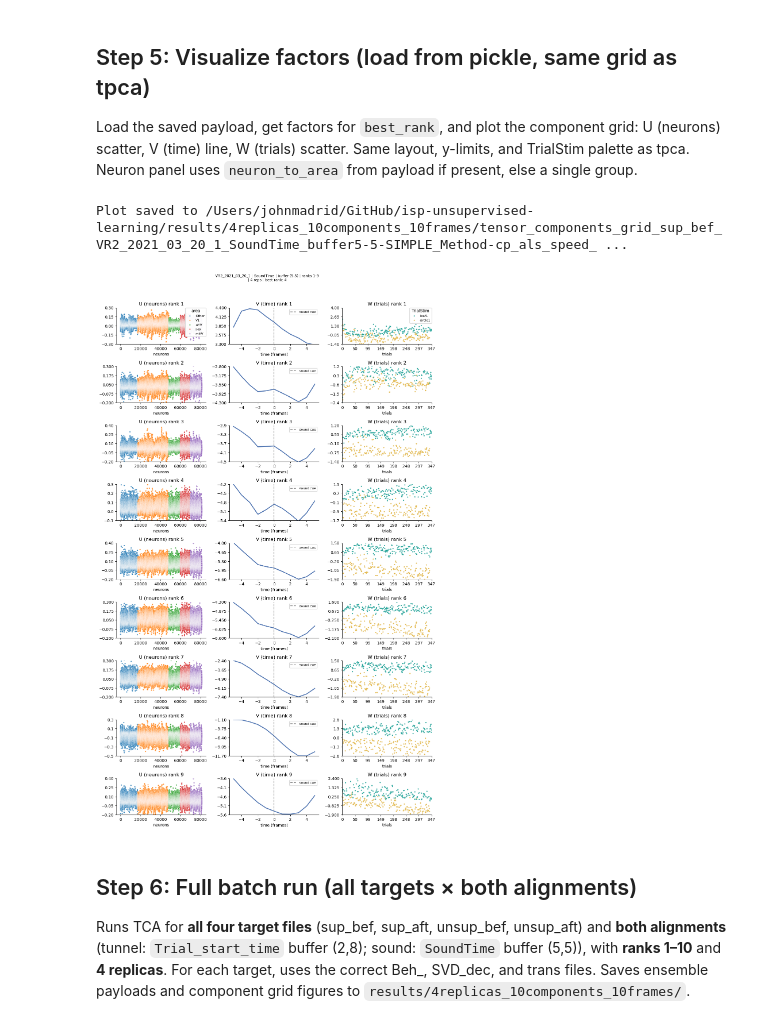
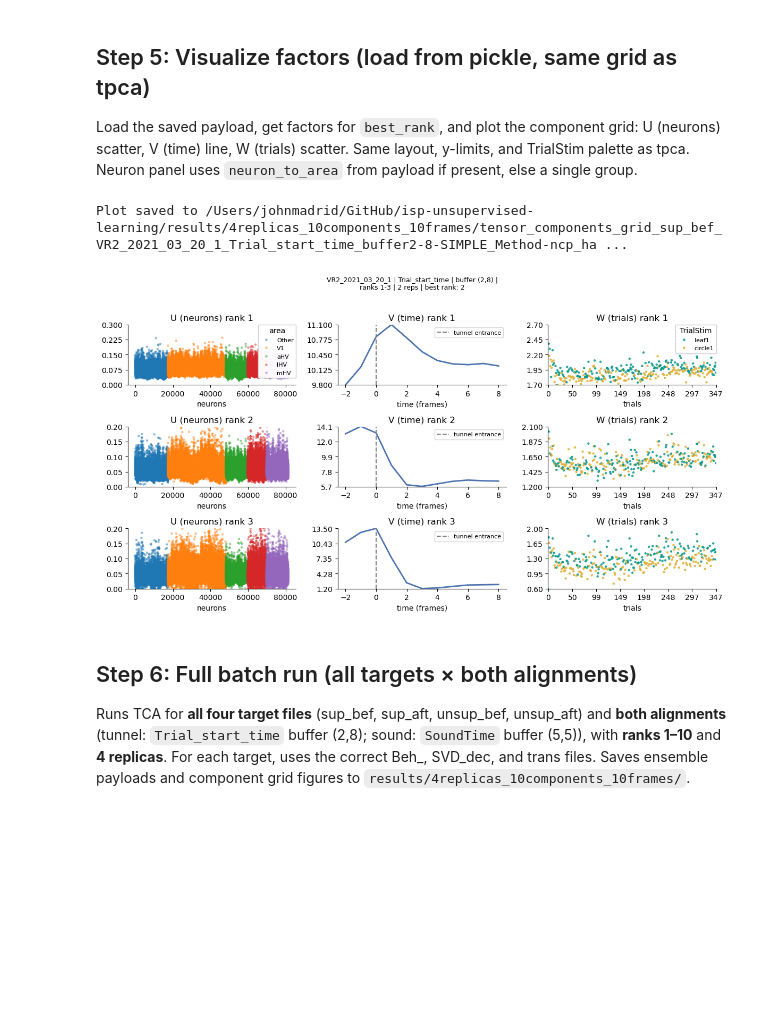
Before and after one commit to JohnMadrid/isp-unsupervised-learning, a Jupyter notebook: Batch_TCA_Pipeline.ipynb, the cells around one changed output. Saved outputs shown, nothing was run; the diff lists cells and outputs as text; code cells hidden in the pictures; blank space fills up the shorter version.

Commit message:
Update batch TCA
abs min x neuron to shift to positive values

```diff
--- a/Batch_TCA_Pipeline.ipynb
+++ b/Batch_TCA_Pipeline.ipynb
@@ -339,28 +426,31 @@ import matplotlib.pyplot as plt
 
 run_speed_small = beh['ft_RunSpeed'][: len(ft)]
 
-tensor_small_raw = create_3d_matrix(trial_ts_test, BUFFER_SOUND, spikes, ft)
+tensor_small_raw = create_3d_matrix(trial_ts_test, BUFFER_TUNNEL, spikes, ft)
 n_neurons, n_time, n_trials = tensor_small_raw.shape
-speed_matrix_small = create_speed_matrix(trial_ts_test, BUFFER_SOUND, ft, run_speed_small)
+speed_matrix_small = create_speed_matrix(trial_ts_test, BUFFER_TUNNEL, ft, run_speed_small)
 
 correct_by_step3 = "simple"  # "simple" (Option A) or "bytrial" (Option B)
 tensor_small = speed_correct_tensor(
     tensor_small_raw, speed_matrix_small, n_neurons, n_time, n_trials, correct_by=correct_by_step3
 )
 
+# Per-neuron shift so all values ≥ 0, compatible with nonnegative TCA (ncp_hals)
+tensor_small = shift_tensor_nonneg(tensor_small)
+
 # Step 3: small rank range and replicates for quick test
-rank_range = range(1, 10)   # ranks 1, 2, 3
-replicates = 4
+rank_range = range(1, 4)   # ranks 1, 2, 3
+replicates = 2
 
 # Alignment and buffer used for this run (for titles and filename)
-# alignment_name = "Trial_start_time"  # tunnel entrance
-alignment_name = "SoundTime"  # tunnel entrance
-buffer_used = BUFFER_SOUND  # (2, 2) for Step 3 test
+alignment_name = "Trial_start_time"  # tunnel entrance
+# alignment_name = "SoundTime"  # sound cue
+buffer_used = BUFFER_TUNNEL  # (2, 2) for Step 3 test
 # Option 1: The method "cp_als" fits a unconstrained tensor decomposition
-ensemble_rank_sweep = tt.Ensemble(fit_method="cp_als")
+# ensemble_rank_sweep = tt.Ensemble(fit_method="cp_als")
 
 # Option 2: The method "ncp_hals" fits a nonnegative tensor decomposition
-# ensemble_rank_sweep = tt.Ensemble(fit_method="ncp_hals")
+ensemble_rank_sweep = tt.Ensemble(fit_method="ncp_hals")
 ensemble_rank_sweep.fit(tensor_small, ranks=rank_range, replicates=replicates)
 
 fig, axes = plt.subplots(1, 2, figsize=(10, 4))
@@ -417,7 +507,7 @@ plot_filename = results_dir / (
     f"objective_similarity_{target_file}_{alignment_name}_buffer{buffer_used[0]}-{buffer_used[1]}_"
     f"r{min(rank_range)}-{max(rank_range)}_rep{replicates}_best{best_rank}.png"
 )
-plt.savefig(plot_filename, dpi=150, bbox_inches='tight')
+# plt.savefig(plot_filename, dpi=150, bbox_inches='tight')
 print(f"Plot saved to {plot_filename}")
 plt.show()
 
@@ -573,7 +657,10 @@ for k, r in enumerate(ranks_list):
     neu_df["area"] = neu_df["neuron"].map(neuron_to_area)
     neu_df = neu_df.sort_values(["area", "neuron"]).reset_index(drop=True)
     neu_df["neuron_idx"] = np.arange(len(neu_df))
-    sns.scatterplot(data=neu_df, x="neuron_idx", y="loading", hue="area", s=10, alpha=0.85, ax=ax0, legend=(k == 0))
+    sns.scatterplot(
+        data=neu_df, x="neuron_idx", y="loading", hue="area", s=10, alpha=0.5,
+        ax=ax0, legend=(k == 0), edgecolor="None"
+    )
     ax0.set_title(f"U (neurons) rank {r}")
     ax0.set_xlabel("neurons")
     ax0.set_ylabel("")
@@ -599,40 +686,47 @@ for k, r in enumerate(ranks_list):
     tr_df = pd.DataFrame({"ft_trInd": trial_order, "loading": w1})
     tr_df["TrialStim"] = tr_df["ft_trInd"].map(trial_to_stim)
     custom_trialstim_palette = {"circle1": "#DFAE32", "leaf1": "#02968a"}
-    sns.scatterplot(data=tr_df, x="ft_trInd", y="loading", hue="TrialStim", s=10, alpha=0.85, ax=ax2, legend=(k == 0), palette=custom_trialstim_palette)
+    sns.scatterplot(
+        data=tr_df, x="ft_trInd", y="loading", hue="TrialStim", s=10, alpha=0.85,
+        ax=ax2, legend=(k == 0), palette=custom_trialstim_palette, edgecolor="None"
+    )
     ax2.set_title(f"W (trials) rank {r}")
     ax2.set_xlabel("trials")
     ax2.set_ylabel("")
     ax2.set_ylim(w_min, w_max)
     ax2.set_yticks(np.linspace(w_min, w_max, num=5))
     t_min, t_max = int(trial_order.min()), int(trial_order.max())
     n_ticks = min(8, t_max - t_min + 1)
     ticks = np.unique(np.round(np.linspace(t_min, t_max, num=n_ticks)).astype(int))
     if len(ticks) == 0 or ticks[-1] != t_max:
         ticks = np.append(ticks, t_max)
     ax2.set_xticks(ticks)
     ax2.set_xlim(t_min - 0.5, t_max + 0.5)
     sns.despine(ax=ax2, top=True, right=True)
 
 if n_ranks >= 1:
     leg0 = axes[0, 0].legend(title="area", fontsize=8, loc="upper right", borderaxespad=0.0)
     if leg0 is not None:
         axes[0, 0].add_artist(leg0)
     leg2 = axes[0, 2].legend(title="TrialStim", fontsize=8, loc="upper right", borderaxespad=0.0)
     if leg2 is not None:
         axes[0, 2].add_artist(leg2)
 
+from datetime import datetime
+
 plt.tight_layout(rect=[0, 0, 1, 0.96])  # leave room for suptitle
+
+timestamp = datetime.now().strftime("%Y%m%d_%H%M%S")
 plot_filename = results_dir / (
     f"tensor_components_grid_{data['dataset_label']}_{data['dataset_id']}_{data['beh_field']}_"
-    f"buffer{data['buffer'][0]}-{data['buffer'][1]}-SIMPLE_Method-cp_als_speed_correctionNEW.png"
+    f"buffer{data['buffer'][0]}-{data['buffer'][1]}-SIMPLE_Method-ncp_hals_speed_correction_shifted_nonneg_{timestamp}.png"
 )
 plt.savefig(plot_filename, dpi=150, bbox_inches="tight")
 print(f"Plot saved to {plot_filename}")
 plt.show()
 # %% [output]
-Plot saved to /Users/johnmadrid/GitHub/isp-unsupervised-learning/results/4replicas_10components_10frames/tensor_components_grid_sup_bef_VR2_2021_03_20_1_SoundTime_buffer5-5-SIMPLE_Method-cp_als_speed_ ...
+Plot saved to /Users/johnmadrid/GitHub/isp-unsupervised-learning/results/4replicas_10components_10frames/tensor_components_grid_sup_bef_VR2_2021_03_20_1_Trial_start_time_buffer2-8-SIMPLE_Method-ncp_ha ...
-[figure, old version]
+[figure, new version]
 # %% [markdown]
 ## Step 6: Full batch run (all targets × both alignments)
 
```
Also changed, not shown: parts of 13 cells of this notebook, 7 other files.
